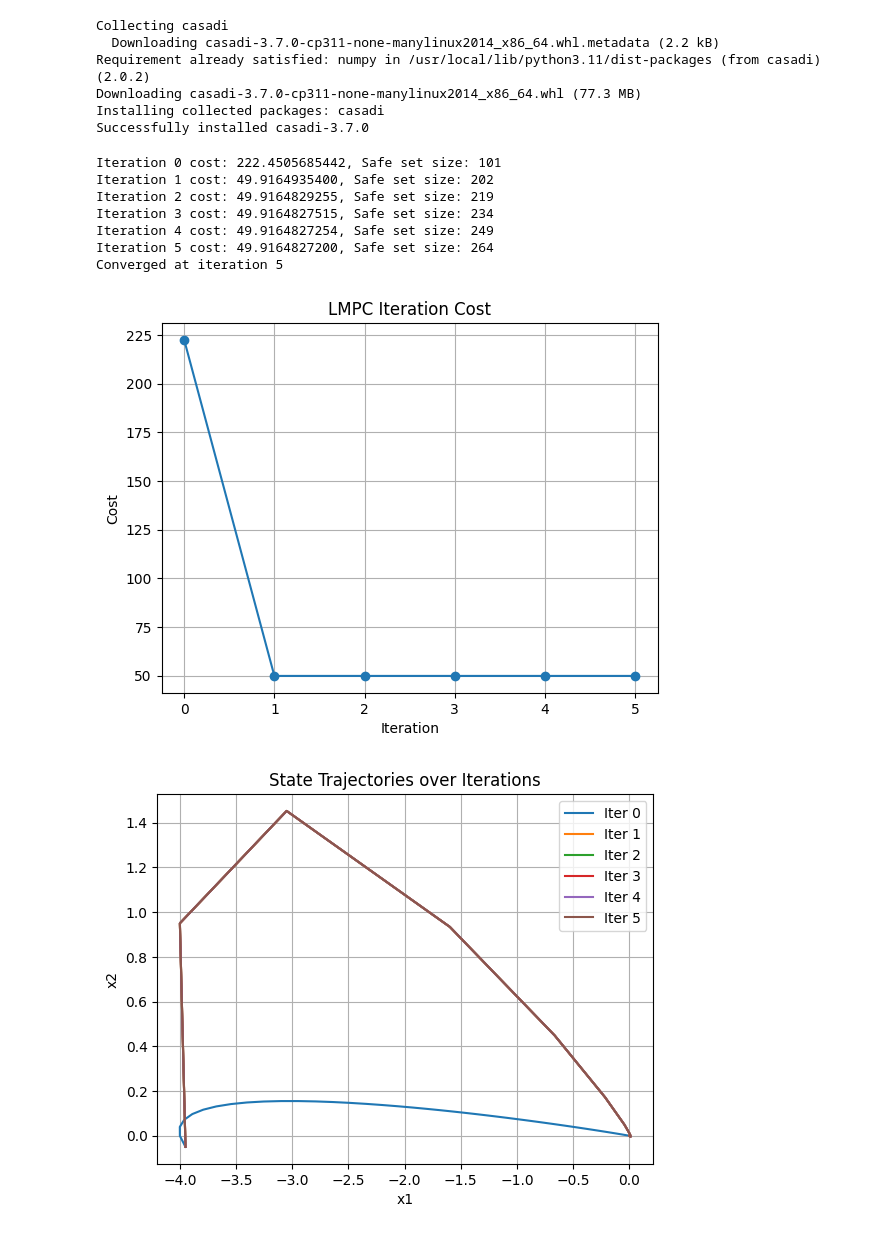
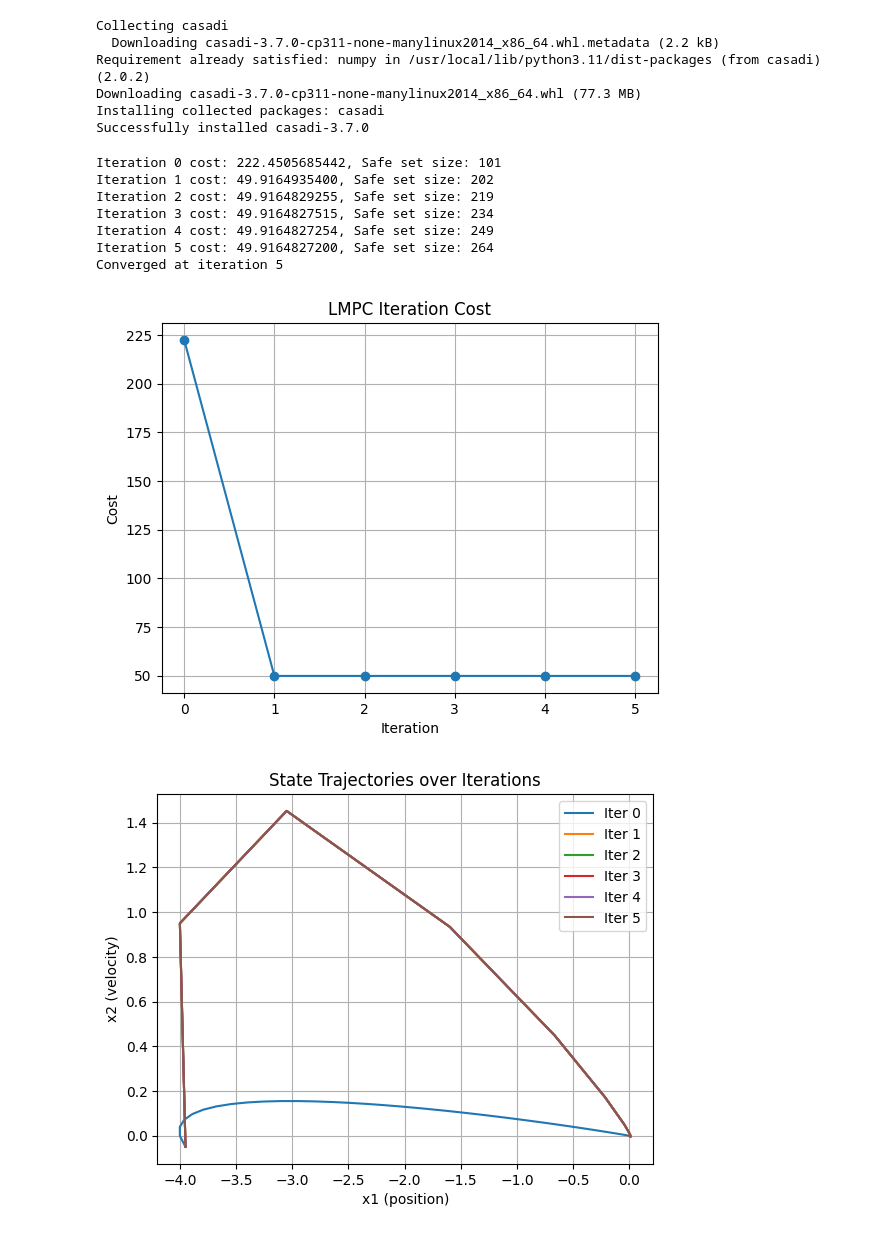
Before and after one commit to andrewyzhuang/mae271D, a Jupyter notebook: Test_2_LPMC.ipynb, the cells around one changed output. Cells and saved outputs as stored; diff of their text form; code cells hidden in the pictures.

Commit message:
updated trajectory plot axis labels

```diff
--- a/Test_2_LPMC.ipynb
+++ b/Test_2_LPMC.ipynb
@@ -217,33 +217,33 @@ plt.plot(ind, all_costs, marker='o')
 plt.xticks(range(0, j+2))
 plt.xlabel('Iteration')
 plt.ylabel('Cost')
 plt.title('LMPC Iteration Cost')
 plt.grid(True)
 plt.show()
 
 # Plot trajectories
 plt.figure()
 x_plot = np.array(init_x_traj)
 plt.plot(x_plot[:, 0], x_plot[:, 1], label=f"Iter {0}")
 for j, x_traj in enumerate(all_trajectories):
     x_plot = np.array(x_traj)
     if j == 9:
       plt.plot(x_plot[:, 0], x_plot[:, 1], label=f"Iter 10", color='red')
     else:
       plt.plot(x_plot[:, 0], x_plot[:, 1], label=f"Iter {j+1}")
-plt.xlabel('x1')
-plt.ylabel('x2')
+plt.xlabel('x1 (position)')
+plt.ylabel('x2 (velocity)')
 plt.title('State Trajectories over Iterations')
 plt.legend()
 plt.grid(True)
 plt.show()
 # %% [output]
 Iteration 0 cost: 222.4505685442, Safe set size: 101
 Iteration 1 cost: 49.9164935400, Safe set size: 202
 Iteration 2 cost: 49.9164829255, Safe set size: 219
 Iteration 3 cost: 49.9164827515, Safe set size: 234
 Iteration 4 cost: 49.9164827254, Safe set size: 249
 Iteration 5 cost: 49.9164827200, Safe set size: 264
 Converged at iteration 5
 [figure]
-[figure, old version]
+[figure, new version]
```
